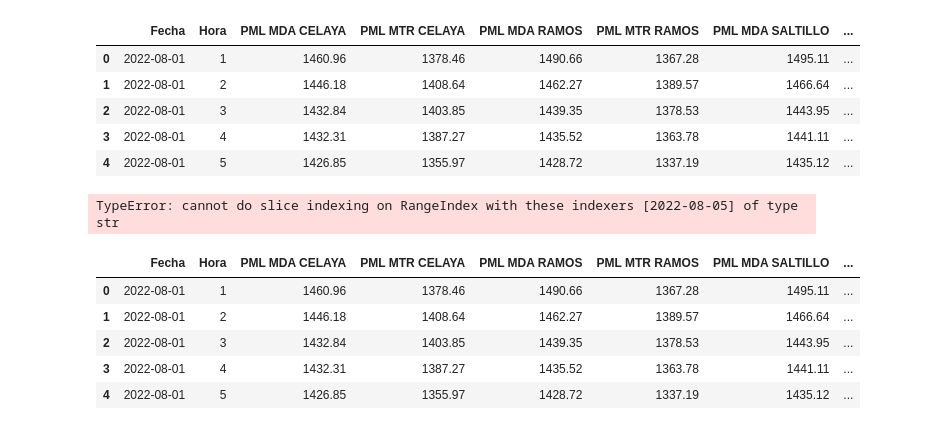
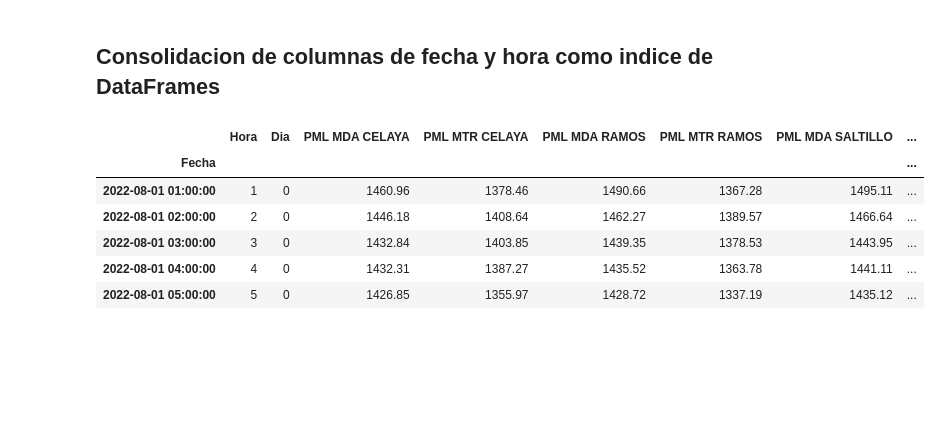
Before and after one commit to jjimenezgDEA/Clase2PF, a Jupyter notebook: Proyecto/P&LREPORT.ipynb, the cells around one changed output. Drawn from its saved outputs; the diff is of its cells as text; code cells hidden in the pictures; blank space fills up the shorter version.

```diff
--- a/Proyecto/P&LREPORT.ipynb
+++ b/Proyecto/P&LREPORT.ipynb
@@ -19,0 +14,3 @@ deacerodb.head()
+# %%
+deacerodb=pd.read_csv("DB P&L.csv")
+deacerodb.head()
@@ -20,17 +24,21 @@ deacerodb.head()
+# %% [markdown]
+## Consolidacion de columnas de fecha y hora como indice de DataFrames
 # %%
-# Consolidacion de columnas de fecha y hora como indice de DataFrames
-deacerodb.index
-#deacerodb_datestr=deacerodb[['Fecha','Hora']]
-#deacerodb_datetime=pd.DataFrame({'Fecha': deacerodb.Fecha+pd.to_timedelta(deacerodb.Hora,unit='h')})
-#deacerodb_pml=deacerodb
-#deacerodb_pml['Fecha']=deacerodb_datetime['Fecha']
-#deacerodb_pml.set_index('Fecha',inplace=True)
+deacerodb['Fecha']=pd.to_datetime(deacerodb['Fecha'])
+Dia=pd.DatetimeIndex(deacerodb["Fecha"]).weekday
+deacerodb.insert(loc=2,column="Dia",value=Dia)
+
+deacerodb_datestr=deacerodb[['Fecha','Hora']]
+deacerodb_datetime=pd.DataFrame({'Fecha': deacerodb.Fecha+pd.to_timedelta(deacerodb.Hora,unit='h')})
+deacerodb['Fecha']=deacerodb_datetime['Fecha']
+deacerodb.set_index('Fecha',inplace=True)
+
 deacerodb.head()
-#deacerodb.index()
 # %% [output]
-|  | Fecha | Hora | PML MDA CELAYA | PML MTR CELAYA | PML MDA RAMOS | PML MTR RAMOS | PML MDA SALTILLO | ... |
-| 0 | 2022-08-01 | 1 | 1460.96 | 1378.46 | 1490.66 | 1367.28 | 1495.11 | ... |
-| 1 | 2022-08-01 | 2 | 1446.18 | 1408.64 | 1462.27 | 1389.57 | 1466.64 | ... |
-| 2 | 2022-08-01 | 3 | 1432.84 | 1403.85 | 1439.35 | 1378.53 | 1443.95 | ... |
-| 3 | 2022-08-01 | 4 | 1432.31 | 1387.27 | 1435.52 | 1363.78 | 1441.11 | ... |
-| 4 | 2022-08-01 | 5 | 1426.85 | 1355.97 | 1428.72 | 1337.19 | 1435.12 | ... |
+|  | Hora | Dia | PML MDA CELAYA | PML MTR CELAYA | PML MDA RAMOS | PML MTR RAMOS | PML MDA SALTILLO | ... |
+| Fecha |  |  |  |  |  |  |  | ... |
+| 2022-08-01 01:00:00 | 1 | 0 | 1460.96 | 1378.46 | 1490.66 | 1367.28 | 1495.11 | ... |
+| 2022-08-01 02:00:00 | 2 | 0 | 1446.18 | 1408.64 | 1462.27 | 1389.57 | 1466.64 | ... |
+| 2022-08-01 03:00:00 | 3 | 0 | 1432.84 | 1403.85 | 1439.35 | 1378.53 | 1443.95 | ... |
+| 2022-08-01 04:00:00 | 4 | 0 | 1432.31 | 1387.27 | 1435.52 | 1363.78 | 1441.11 | ... |
+| 2022-08-01 05:00:00 | 5 | 0 | 1426.85 | 1355.97 | 1428.72 | 1337.19 | 1435.12 | ... |
@@ -42,20 +44,0 @@ deacerodb.head()
-# %%
-deacerodb["2022-08-05":"2022-08-20"]
-# %% [output]
-TypeError: cannot do slice indexing on RangeIndex with these indexers [2022-08-05] of type str
-# %%
-#deacerodb["Mes"]=pd.DatetimeIndex(deacerodb["Fecha"]).month #se agrega la columna del mes
-#deacerodb["Año"]=pd.DatetimeIndex(deacerodb["Fecha"]).year #se agrega la columna del año
-#deacerodb["Dia"]=pd.DatetimeIndex(deacerodb["Fecha"]).weekday #se agrega la columna del día de la semana(0=lunes...6=domingo) esto para los heatmaps.
-
-coldart=deacerodb.corr()
-deacerodb["DART "+complejo]=deacerodb["PML MDA "+complejo]- deacerodb["PML MTR "+complejo]#se agrega la columna del DART
-deacerodb["P&L " +complejo]=(deacerodb["NOM "+complejo]- deacerodb["CON "+complejo])*deacerodb["DART "+complejo]#se agrega la columna del P&L
-deacerodb.head()
-# %% [output]
-|  | Fecha | Hora | PML MDA CELAYA | PML MTR CELAYA | PML MDA RAMOS | PML MTR RAMOS | PML MDA SALTILLO | ... |
-| 0 | 2022-08-01 | 1 | 1460.96 | 1378.46 | 1490.66 | 1367.28 | 1495.11 | ... |
-| 1 | 2022-08-01 | 2 | 1446.18 | 1408.64 | 1462.27 | 1389.57 | 1466.64 | ... |
-| 2 | 2022-08-01 | 3 | 1432.84 | 1403.85 | 1439.35 | 1378.53 | 1443.95 | ... |
-| 3 | 2022-08-01 | 4 | 1432.31 | 1387.27 | 1435.52 | 1363.78 | 1441.11 | ... |
-| 4 | 2022-08-01 | 5 | 1426.85 | 1355.97 | 1428.72 | 1337.19 | 1435.12 | ... |
```
Also changed, not shown: parts of 24 cells of this notebook, 10 other files.
